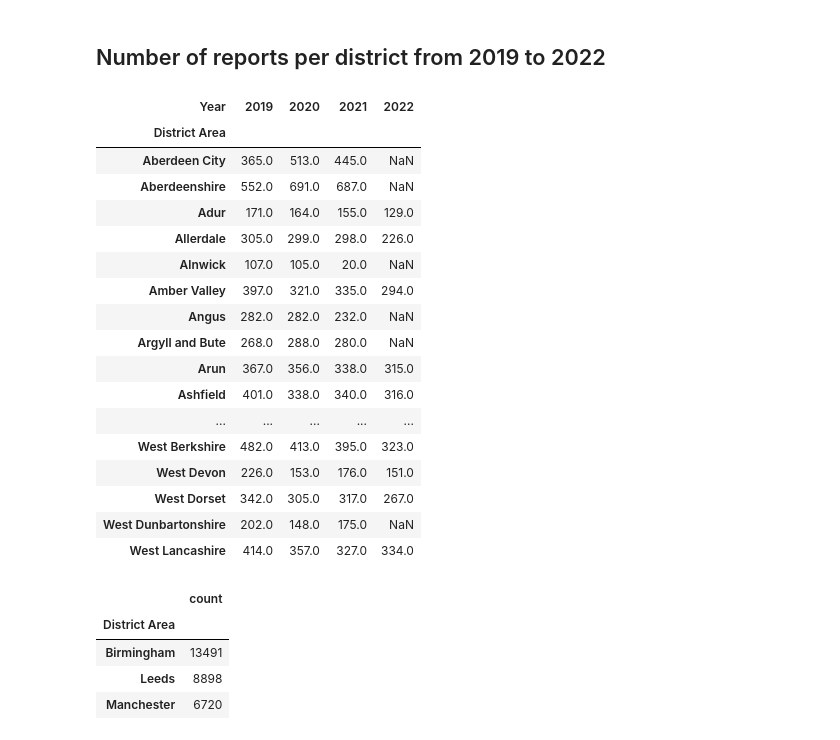
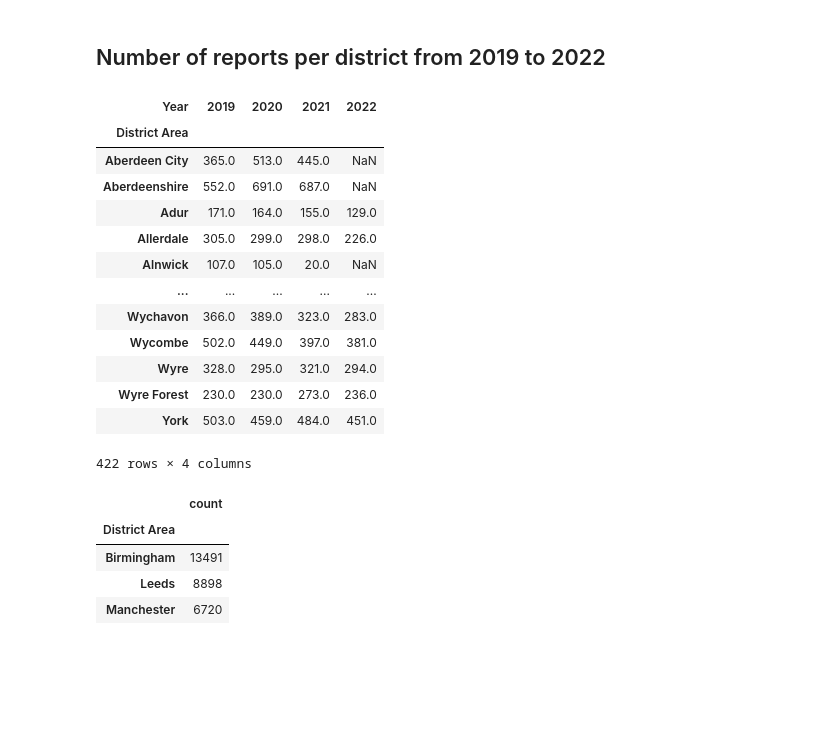
Before and after one commit to kvnwave/ELEC303-DATA-ANALYTICS-AGUILERA, a Jupyter notebook: uk_accident.ipynb, the cells around one changed output. Saved outputs shown, nothing was run; the diff lists cells and outputs as text; code cells hidden in the pictures; blank space fills up the shorter version.

```diff
--- a/uk_accident.ipynb
+++ b/uk_accident.ipynb
@@ -72,17 +72,6 @@ uk.dtypes
 | Weather_Conditions | object |
 | Vehicle_Type | object |
 dtype: object
-# %%
-uk['Index'] = uk['Index'].astype('object')
-uk['Accident_Severity'] = uk['Accident_Severity'].astype('object')
-uk['Accident Date'] = uk['Accident Date'].astype('object')
-uk['Light_Conditions'] = uk['Light_Conditions'].astype('object')
-uk['District Area'] = uk['District Area'].astype('object')
-uk['Road_Surface_Conditions'] = uk['Road_Surface_Conditions'].astype('object')
-uk['Road_Type'] = uk['Road_Type'].astype('object')
-uk['Urban_or_Rural_Area'] = uk['Urban_or_Rural_Area'].astype('object')
-uk['Weather_Conditions'] = uk['Weather_Conditions'].astype('object')
-uk['Vehicle_Type'] = uk['Vehicle_Type'].astype('object')
 # %%
 uk.dtypes
 # %% [output]
@@ -275,28 +264,24 @@ plt.show()
 # %% [markdown]
 <h2> Number of reports per district from 2019 to 2022</h2>
 # %%
-pd.set_option('display.max_rows', 500)
+pd.set_option('display.max_rows', 20)
 PerDistrict = uk.groupby(['District Area','Year'])['Index'].count()
 PerDistrict.unstack()
 # %% [output]
 | Year | 2019 | 2020 | 2021 | 2022 |
 | District Area |  |  |  |  |
 | Aberdeen City | 365.0 | 513.0 | 445.0 | NaN |
 | Aberdeenshire | 552.0 | 691.0 | 687.0 | NaN |
 | Adur | 171.0 | 164.0 | 155.0 | 129.0 |
 | Allerdale | 305.0 | 299.0 | 298.0 | 226.0 |
 | Alnwick | 107.0 | 105.0 | 20.0 | NaN |
-| Amber Valley | 397.0 | 321.0 | 335.0 | 294.0 |
-| Angus | 282.0 | 282.0 | 232.0 | NaN |
-| Argyll and Bute | 268.0 | 288.0 | 280.0 | NaN |
-| Arun | 367.0 | 356.0 | 338.0 | 315.0 |
-| Ashfield | 401.0 | 338.0 | 340.0 | 316.0 |
 | ... | ... | ... | ... | ... |
-| West Berkshire | 482.0 | 413.0 | 395.0 | 323.0 |
-| West Devon | 226.0 | 153.0 | 176.0 | 151.0 |
-| West Dorset | 342.0 | 305.0 | 317.0 | 267.0 |
-| West Dunbartonshire | 202.0 | 148.0 | 175.0 | NaN |
-| West Lancashire | 414.0 | 357.0 | 327.0 | 334.0 |
+| Wychavon | 366.0 | 389.0 | 323.0 | 283.0 |
+| Wycombe | 502.0 | 449.0 | 397.0 | 381.0 |
+| Wyre | 328.0 | 295.0 | 321.0 | 294.0 |
+| Wyre Forest | 230.0 | 230.0 | 273.0 | 236.0 |
+| York | 503.0 | 459.0 | 484.0 | 451.0 |
+422 rows × 4 columns
 # %%
 uk['District Area'].value_counts().sort_values(ascending=False).head(n=3)
 # %% [output]
```
Also changed, not shown: parts of 27 cells of this notebook.
